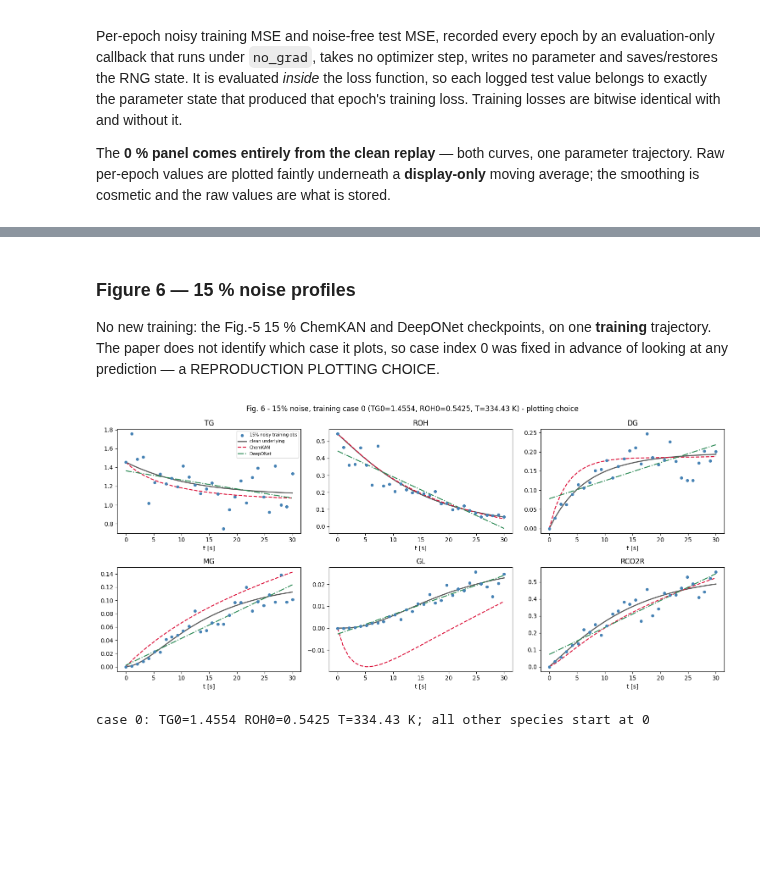
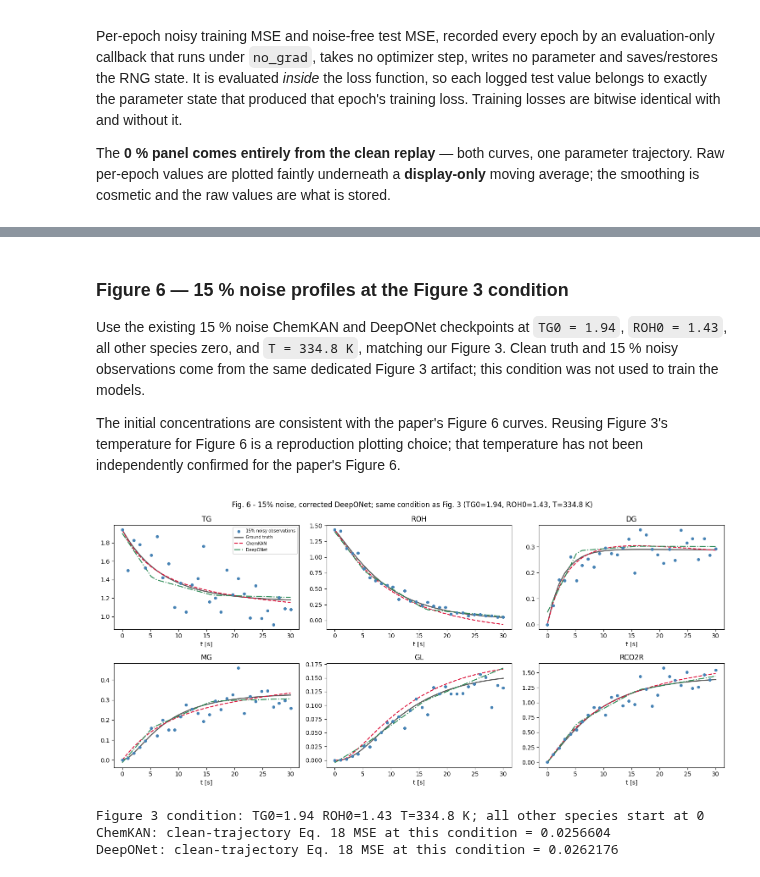
Before and after one commit to bnkglu/chemkan-tuwien, a Jupyter notebook: chemkan/notebooks/07_biodiesel_reproduction.ipynb, the cells around one changed output, grey strips where cells are left out. Drawn from its saved outputs; the diff is of its cells as text; code cells hidden in the pictures; blank space fills up the shorter version.

```diff
--- a/chemkan/notebooks/07_biodiesel_reproduction.ipynb
+++ b/chemkan/notebooks/07_biodiesel_reproduction.ipynb
@@ -656,11 +640,12 @@ checkpoint is the state *after* the 10,000th update while the last history row i
 # %%
-import csv, sys, numpy as np, torch
+import csv, sys, json, subprocess, numpy as np, torch
 import matplotlib.pyplot as plt
 sys.path.insert(0, str(ROOT / "deeponet"))
 
 TAB = ROOT / "results/reproduction/tables"
 CKB = ROOT / "results/reproduction/chemkan/biodiesel"
-DON = ROOT / "results/reproduction/baselines/deeponet/biodiesel/noise"
+DON_VERSION = "reference_final_trunk_relu"
+DON = ROOT / "results/reproduction/baselines/deeponet/biodiesel" / DON_VERSION / "noise"
 FIGB = ROOT / "results/reproduction/figures/biodiesel"; FIGB.mkdir(parents=True, exist_ok=True)
 
 def history(run_dir):
@@ -673,9 +658,14 @@ def chemkan_run(pct):
     """B0 is the established 0 % result; the replay is Fig.-5B history only."""
     return CKB / "main/direct_autograd_seed0" if pct == 0 else CKB / f"noise/noise{pct:02d}_seed0"
 
+subprocess.run([sys.executable, str(ROOT / "chemkan/scripts/diagnostics/refresh_biodiesel_reports.py")],
+               cwd=ROOT, check=True)
+
 metrics = [r for r in csv.DictReader(open(TAB / "biodiesel_fig5a_metrics.csv"))]
 levels = sorted({int(r["noise_percent"]) for r in metrics if r["role"] == "plotted"})
 print("noise levels:", levels)
 print("runs:", len([r for r in metrics if r["role"] == "plotted"]), "plotted +",
       len([r for r in metrics if r["role"] != "plotted"]), "replay (not plotted in 5A)")
+assert all(r["architecture_version"] == DON_VERSION for r in metrics if r["model"] == "DeepONet")
+print("DeepONet architecture:", DON_VERSION)
 # %% [output]
@@ -867,0 +906,9 @@ tighter-tolerance solve) have not been run.
+# %%
+from IPython.display import Markdown, display
+assessment = json.loads((TAB / "biodiesel_fig5b_overfit_assessment.json").read_text())
+lines = ["| Model/noise | Test minimum epoch | Test rise | Training fall | Meets criterion |",
+         "|---|---:|---:|---:|---|"]
+for name, a in assessment.items():
+    lines.append(f"| {name} | {a['min_epoch']} | {a['test_rise']:.1%} | "
+                 f"{a['train_fall_after_min']:.1%} | {a['overfitting']} |")
+display(Markdown("\n".join(lines)))
@@ -868,56 +926,76 @@ tighter-tolerance solve) have not been run.
 # %% [markdown]
-### Figure 6 — 15 % noise profiles
+### Figure 6 — 15 % noise profiles at the Figure 3 condition
 
-No new training: the Fig.-5 15 % ChemKAN and DeepONet checkpoints, on one **training**
-trajectory. The paper does not identify which case it plots, so case index 0 was fixed in
-advance of looking at any prediction — a REPRODUCTION PLOTTING CHOICE.
+Use the existing 15 % noise ChemKAN and DeepONet checkpoints at
+`TG0 = 1.94`, `ROH0 = 1.43`, all other species zero, and `T = 334.8 K`, matching our
+Figure 3. Clean truth and 15 % noisy observations come from the same dedicated Figure 3
+artifact; this condition was not used to train the models.
+
+The initial concentrations are consistent with the paper's Figure 6 curves. Reusing
+Figure 3's temperature for Figure 6 is a reproduction plotting choice; that temperature
+has not been independently confirmed for the paper's Figure 6.
 # %%
 import biodiesel_deeponet as bdon
 from evaluate_biodiesel_deeponet import build_model
 from chemkan.normalization import MinMaxNormalizer
-from _data import load_biodiesel
+from _data import load_input_scaling
+from evaluate_biodiesel import build_kinetic_core, solver_from_ckpt, integrate_biodiesel
 
-CASE = 0                                  # REPRODUCTION PLOTTING CHOICE, fixed in advance
-tr15 = load_biodiesel("train", noise_percent=15)
-t6, spec6 = tr15["t"].numpy(), tr15["species"]
-truth6 = tr15["species_TBm"][:, CASE, :].numpy()
-noisy6 = tr15["targets_TBm"][:, CASE, :].numpy()
-y06, T6 = tr15["Y0"][CASE], tr15["T_const"][CASE]
+# Reuse Figure 3's condition, clean truth, and stored 15% noise realization.
+with np.load(ROOT / "chemkan/data/generated/biodiesel_fig3_condition.npz", allow_pickle=True) as art6:
+    t6, spec6 = art6["t"], [str(s) for s in art6["species"]]
+    truth6, noisy6 = art6["states"], art6["states_noise15"]
+    y06 = torch.as_tensor(art6["y0"], dtype=torch.float32)
+    T6 = torch.tensor(float(art6["T"]), dtype=torch.float32)
+t6_tensor = torch.as_tensor(t6, dtype=torch.float32)
 
 ck = torch.load(CKB / "noise/noise15_seed0/checkpoint_final.pt", map_location="cpu", weights_only=False)
 core = build_kinetic_core(ck, len(spec6), "cpu")
 pred_ck = integrate_biodiesel(core, load_input_scaling(ck, "cpu"), solver_from_ckpt(ck),
-                              y06.unsqueeze(0), T6.reshape(1), tr15["t"], "cpu")[:, 0, :].numpy()
+                              y06.unsqueeze(0), T6.reshape(1), t6_tensor, "cpu")[:, 0, :].numpy()
 
 dck = torch.load(DON / "noise15_seed0/checkpoint_final.pt", map_location="cpu", weights_only=False)
 dmod = build_model(dck, "cpu"); nrm = dck["normalization"]
+assert dmod.architecture_version == DON_VERSION
 full_n = MinMaxNormalizer(nrm["u_min"], nrm["u_max"]); loss_n = full_n.subset(slice(0, len(spec6)))
-b6, tau6 = bdon.prepare_inputs({"Y0": y06.unsqueeze(0), "T_const": T6.reshape(1), "t": tr15["t"]},
+b6, tau6 = bdon.prepare_inputs({"Y0": y06.unsqueeze(0), "T_const": T6.reshape(1), "t": t6_tensor},
                                full_n, float(nrm["t_end_s"]))
 with torch.no_grad():
     pred_do = loss_n.denormalize(dmod(b6, tau6))[:, 0, :].numpy()   # inverse-transform for physical plot
 
 fig, axes = plt.subplots(2, 3, figsize=(15, 7))
 for k, sp in enumerate(spec6):
     ax = axes[k // 3, k % 3]
-    ax.scatter(t6, noisy6[:, k], s=18, color="steelblue", zorder=3, label="15% noisy training obs")
-    ax.plot(t6, truth6[:, k], color="0.35", lw=1.8, label="clean underlying")
+    ax.scatter(t6, noisy6[:, k], s=18, color="steelblue", zorder=3, label="15% noisy observations")
+    ax.plot(t6, truth6[:, k], color="0.35", lw=1.8, label="Ground truth")
     ax.plot(t6, pred_ck[:, k], color="crimson", lw=1.6, ls="--", label="ChemKAN")
     ax.plot(t6, pred_do[:, k], color="seagreen", lw=1.6, ls="-.", label="DeepONet")
     ax.set_title(sp); ax.set_xlabel("t [s]")
 axes[0, 0].legend(fontsize=7)
-fig.suptitle(f"Fig. 6 - 15% noise, training case {CASE} (TG0={float(y06[0]):.4f}, "
-             f"ROH0={float(y06[1]):.4f}, T={float(T6):.2f} K) - plotting choice")
+fig.suptitle(f"Fig. 6 - 15% noise, corrected DeepONet; same condition as Fig. 3 "
+             f"(TG0={float(y06[0]):.2f}, ROH0={float(y06[1]):.2f}, T={float(T6):.1f} K)")
 fig.tight_layout()
 if SAVE_FIGURES:
     for e_ in ("pdf", "png"):
         fig.savefig(FIGB / f"fig06_biodiesel_15pct_profiles.{e_}", dpi=150, bbox_inches="tight")
 plt.show()
-print(f"case {CASE}: TG0={float(y06[0]):.4f} ROH0={float(y06[1]):.4f} T={float(T6):.2f} K; "
+print(f"Figure 3 condition: TG0={float(y06[0]):.2f} ROH0={float(y06[1]):.2f} T={float(T6):.1f} K; "
       f"all other species start at 0")
+profile_metrics = {}
+for name, prediction in (("ChemKAN", pred_ck), ("DeepONet", pred_do)):
+    prediction_n = loss_n.normalize(torch.as_tensor(prediction).unsqueeze(1))
+    truth_n = loss_n.normalize(torch.as_tensor(truth6).unsqueeze(1))
+    profile_metrics[name] = float(trajectory_mse(prediction_n, truth_n))
+    print(f"{name}: clean-trajectory Eq. 18 MSE at this condition = {profile_metrics[name]:.6g}")
+with (TAB / "biodiesel_fig6_profile_metrics.json").open("w") as f:
+    json.dump({"initial_state": y06.tolist(), "temperature_K": float(T6),
+               "deeponet_version": DON_VERSION, "clean_mse": profile_metrics,
+               "condition": "Figure 3 dedicated unseen condition", "observation_times": len(t6)}, f, indent=2)
 # %% [output]
-[figure, old version]
+[figure, new version]
-case 0: TG0=1.4554 ROH0=0.5425 T=334.43 K; all other species start at 0
+Figure 3 condition: TG0=1.94 ROH0=1.43 T=334.8 K; all other species start at 0
+ChemKAN: clean-trajectory Eq. 18 MSE at this condition = 0.0256604
+DeepONet: clean-trajectory Eq. 18 MSE at this condition = 0.0262176
 # %% [markdown]
 ### Comparison against the paper's reported findings
 
```
Also changed, not shown: parts of 23 cells of this notebook, 1 other file.
